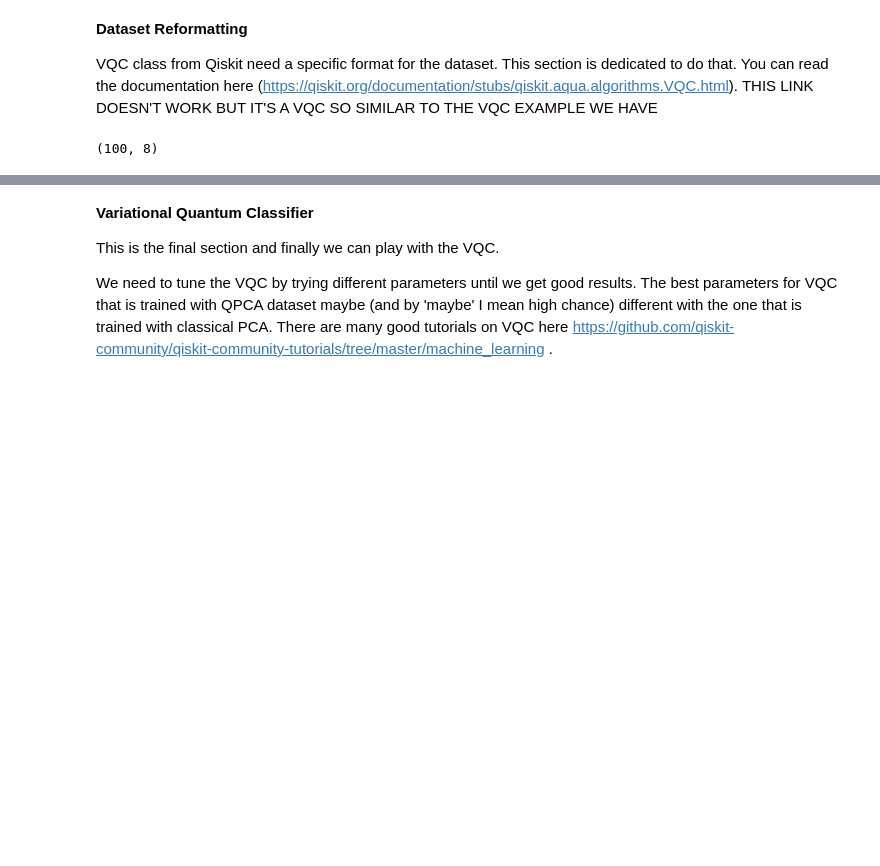
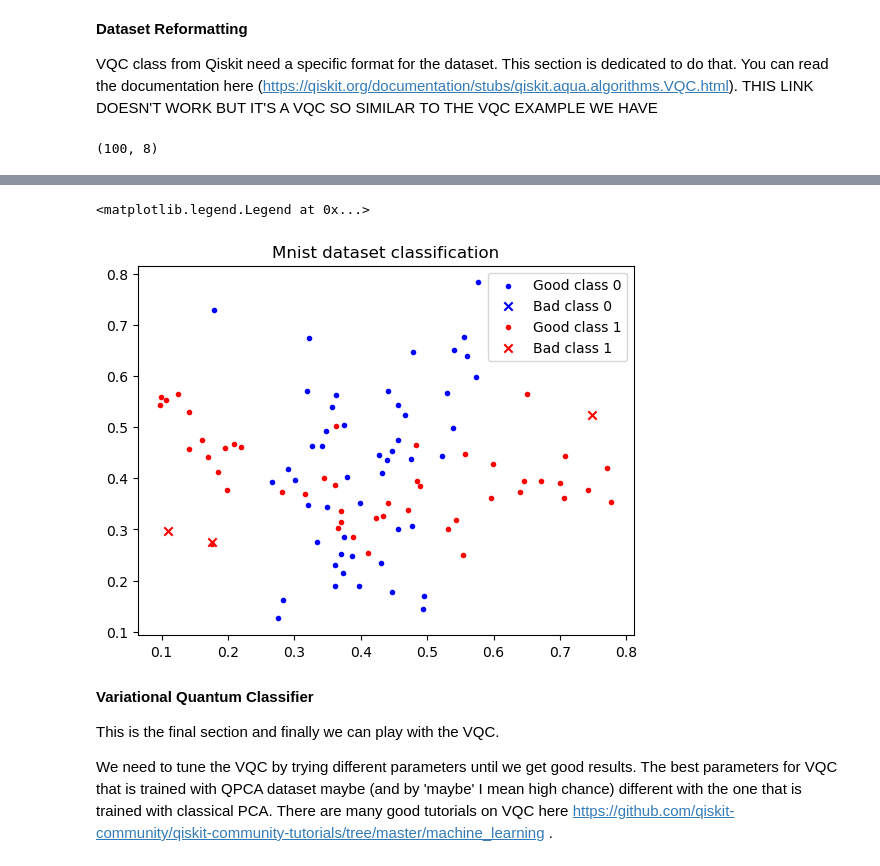
Before and after one commit to QSciTech-QuantumBC-Workshop/QuanLearnInnovators, a Jupyter notebook: vqc_pca_mnist_kernel_attempt_seb.ipynb, the cells around one changed output, grey strips where cells are left out. Cells and saved outputs as stored; diff of their text form; code cells hidden in the pictures; blank space fills up the shorter version.

```diff
--- a/vqc_pca_mnist_kernel_attempt_seb.ipynb
+++ b/vqc_pca_mnist_kernel_attempt_seb.ipynb
@@ -319,3 +365,15 @@ print(y_train_pred)
+# %%
+#plot whether the algo gives the correct outcome for each x, by 3rd and 4th variable in x
+plt.scatter(x_b_good[:,2], x_b_good[:,3], c='b', marker=".", label="Good class 0")
+plt.scatter(x_b_bad[:,2], x_b_bad[:,3], c='b', marker="x", label="Bad class 0")
+plt.scatter(x_r_good[:,2], x_r_good[:,3], c='r', marker=".", label="Good class 1")
+plt.scatter(x_r_bad[:,2], x_r_bad[:,3], c='r', marker="x", label="Bad class 1")
+
+plt.title("Mnist dataset classification")
+plt.legend()
+# %% [output]
+<matplotlib.legend.Legend at 0x...>
+[figure, added]
 # %% [markdown]
 **Variational Quantum Classifier**
 
```
Also changed, not shown: parts of 23 cells of this notebook.
